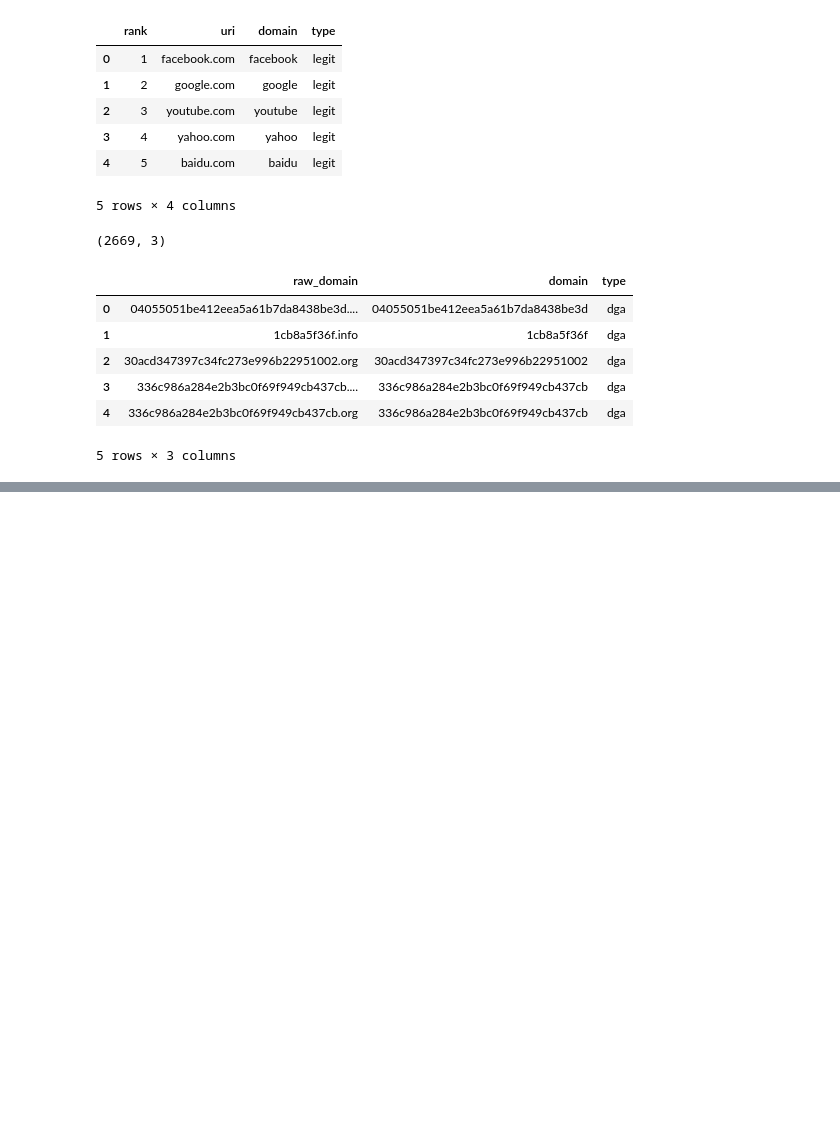
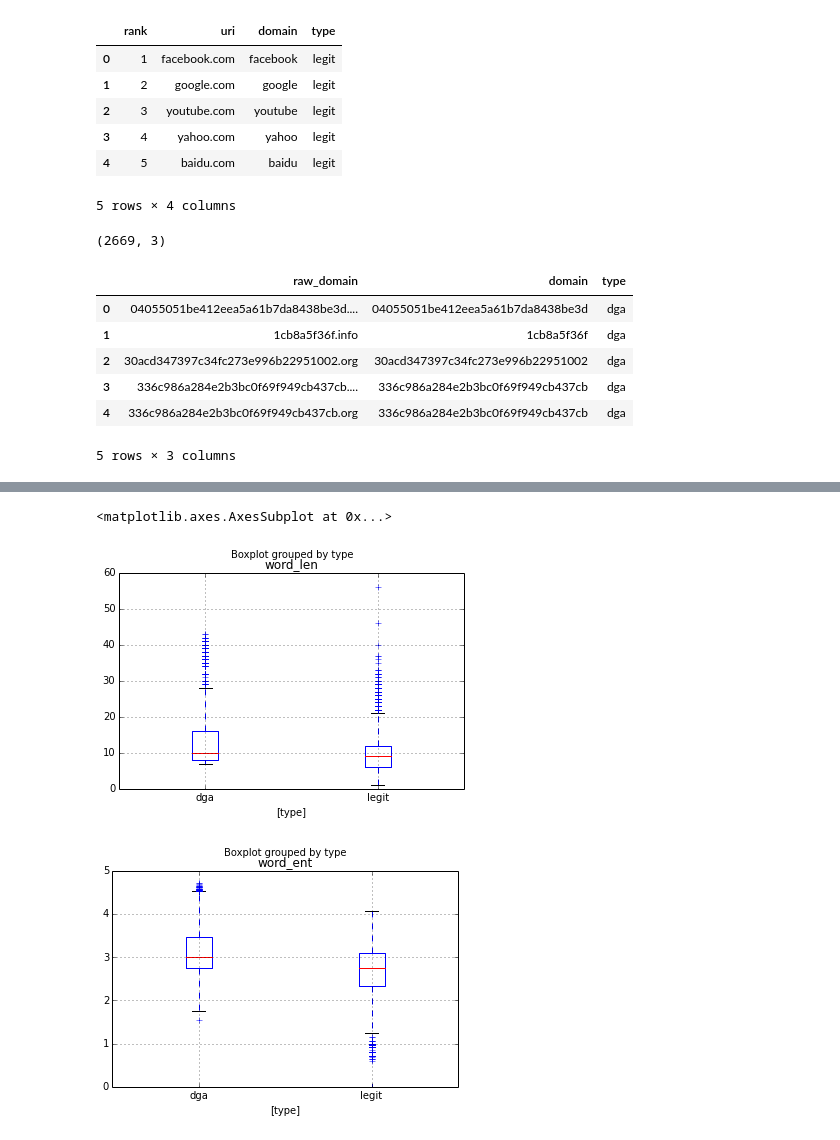
Before and after one commit to dolaameng/tutorials, a Jupyter notebook: ipython-notebooks/text preprocessing.ipynb, the cells around one changed output, grey strips where cells are left out. Saved outputs shown, nothing was run; the diff lists cells and outputs as text; code cells hidden in the pictures; blank space fills up the shorter version.

```diff
--- a/ipython-notebooks/text preprocessing.ipynb
+++ b/ipython-notebooks/text preprocessing.ipynb
@@ -110,3 +111,5 @@ dga_df.head()
 ## all domains
 all_domains = pd.concat([alexa_df.loc[:, ["domain", "type"]],
                          dga_df.loc[:, ["domain", "type"]]], axis = 0, ignore_index = True)
+all_domains = all_domains.drop_duplicates().dropna()
+all_domains = all_domains[all_domains.domain != ""]
@@ -112,0 +137,22 @@ all_domains = pd.concat([alexa_df.loc[:, ["domain", "type"]],
+# %%
+## spot useful features
+## 1. length of words
+## 2. entropy of words
+## 3. bigrams? unigrams?
+
+from collections import Counter
+import math
+def entropy(word):
+    p, lns = Counter(word), float(len(word))
+    return -sum( count/lns * math.log(count/lns, 2) for count in p.values())
+
+all_domains['word_len'] = map(len, all_domains.domain)
+all_domains['word_ent'] = map(entropy, all_domains.domain)
+# %%
+## NOT much distinguishing power
+all_domains.boxplot(column="word_len", by = "type")
+all_domains.boxplot(column="word_ent", by = "type")
+# %% [output]
+<matplotlib.axes.AxesSubplot at 0x...>
+[figure, added]
+[figure, added]
```
Also changed, not shown: parts of 6 cells of this notebook.
